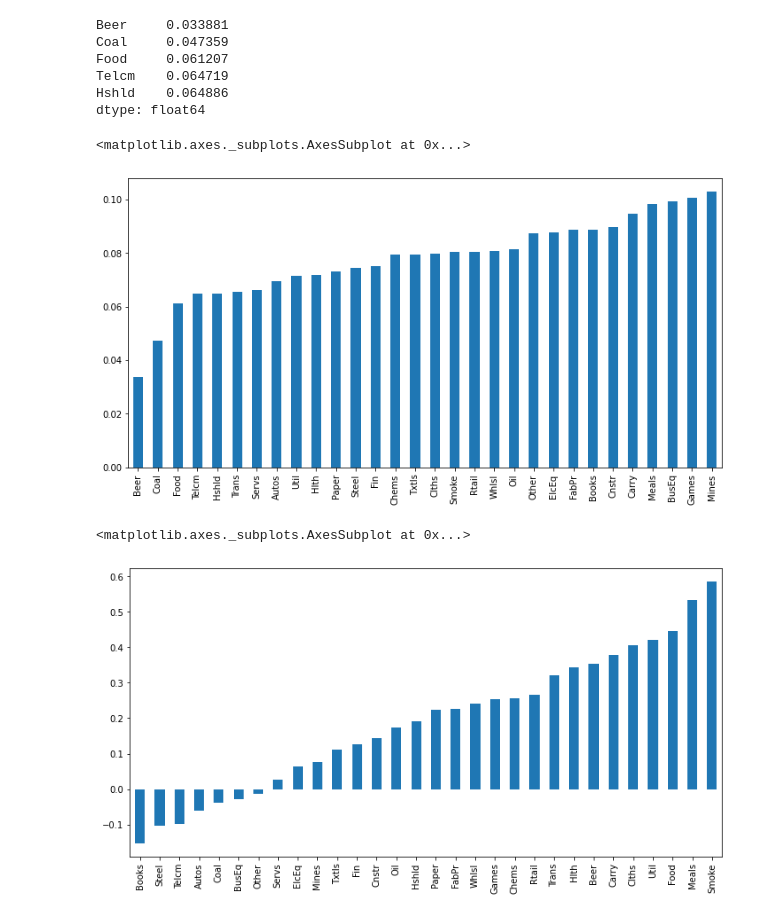
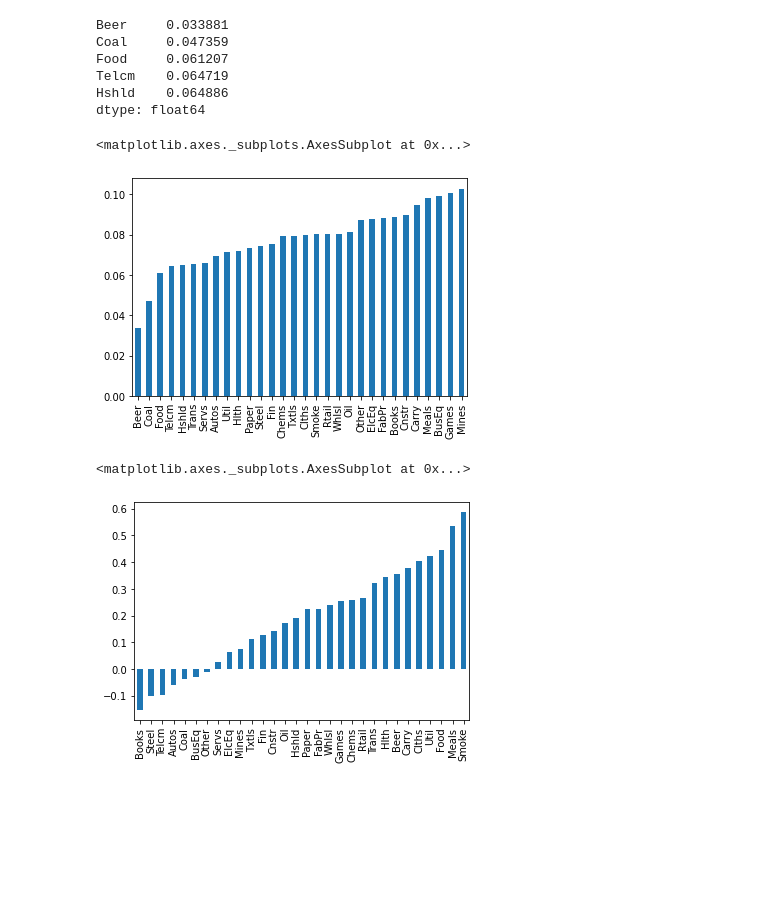
Before and after one commit to anjosma/introduction_portfolio_construction, a Jupyter notebook: notebook.ipynb, the cells around one changed output. Cells and saved outputs as stored; diff of their text form; code cells hidden in the pictures; blank space fills up the shorter version.

```diff
--- a/notebook.ipynb
+++ b/notebook.ipynb
@@ -898,14 +898,14 @@ Telcm    0.064719
 Hshld    0.064886
 dtype: float64
 # %%
-var_gaussian(ind, modified=True).sort_values().plot.bar(figsize=(12,6))
+var_gaussian(ind, modified=True).sort_values().plot.bar()
 # %% [output]
 <matplotlib.axes._subplots.AxesSubplot at 0x...>
-[figure, old version]
+[figure, new version]
 # %%
-sharpe_ratio(ind["2000":"2018"], 0.03, 12).sort_values().plot.bar(figsize=(12,6))
+sharpe_ratio(ind["2000":"2018"], 0.03, 12).sort_values().plot.bar()
 # %% [output]
 <matplotlib.axes._subplots.AxesSubplot at 0x...>
-[figure, old version]
+[figure, new version]
 # %%
 er = annualize_rets(ind["1995":"2000"], 12)
```
Also changed, not shown: parts of 21 cells of this notebook, 3 other files.
